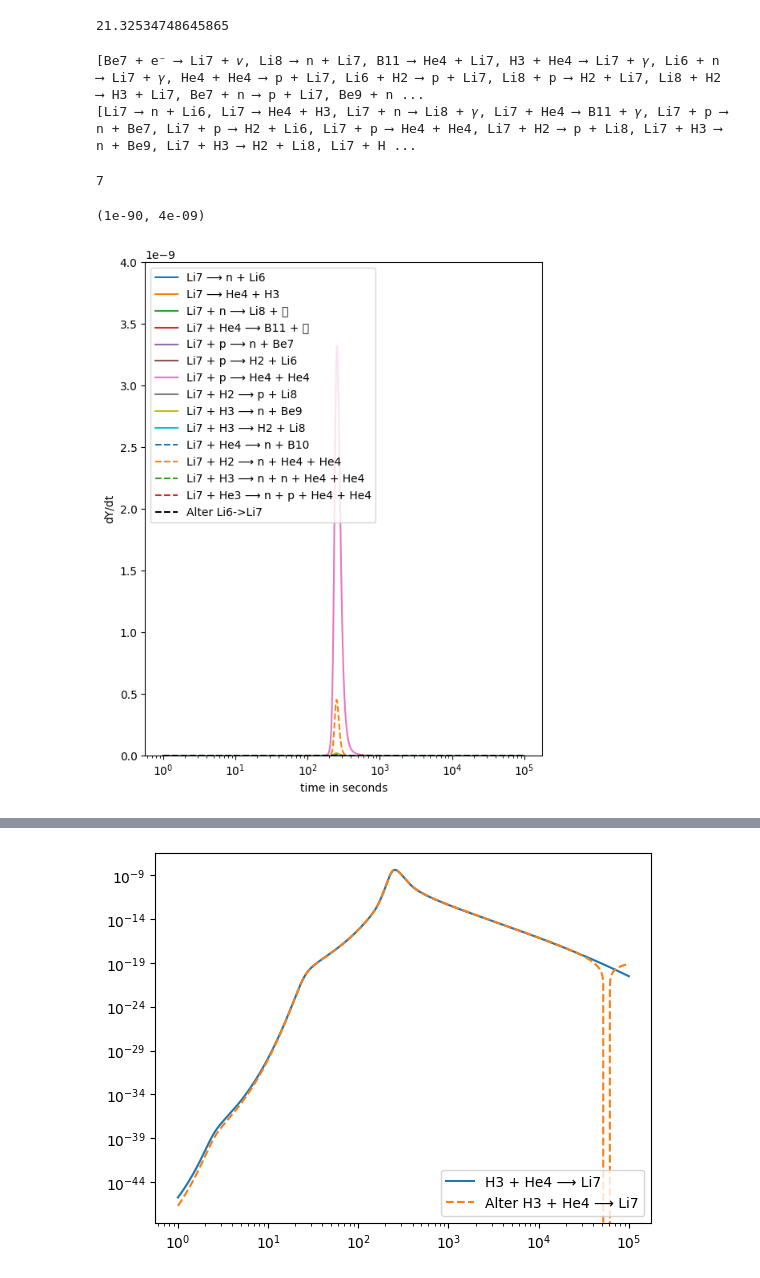
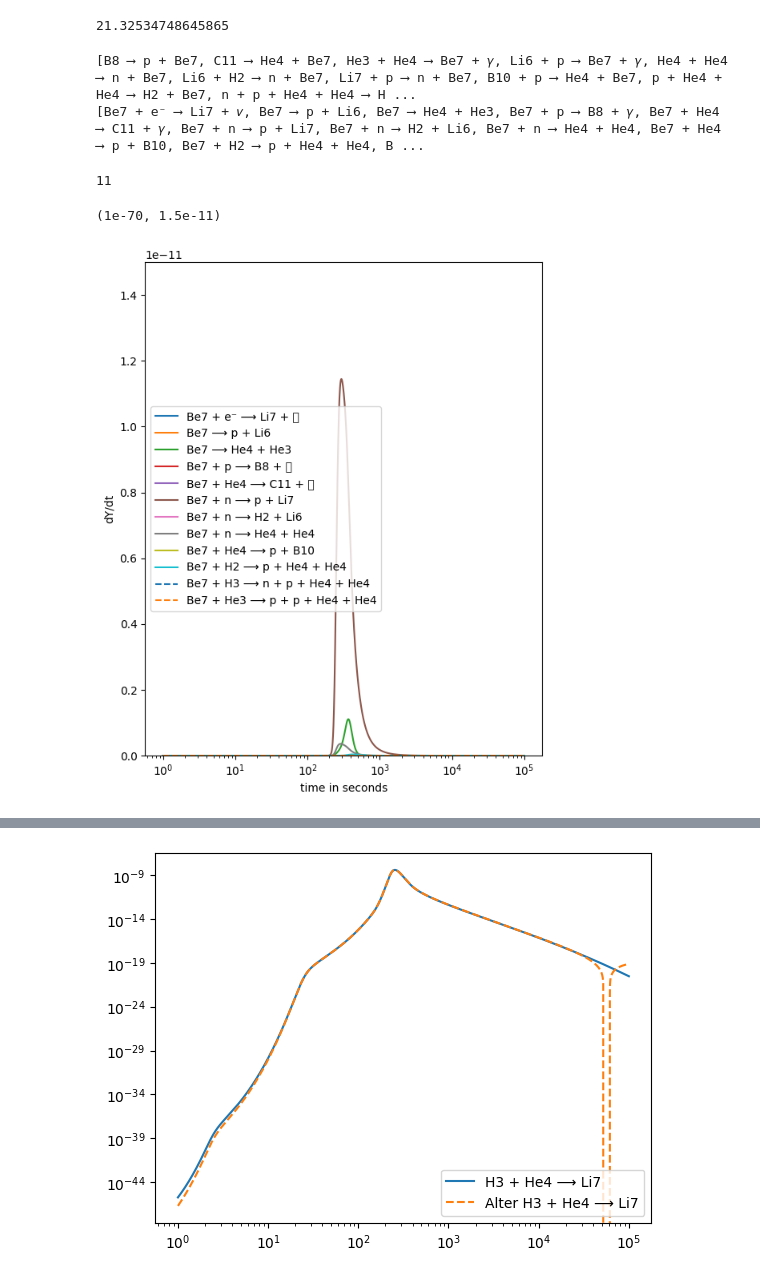
Before and after one commit to hansbdein/Speciale, a Jupyter notebook: full_size_network.ipynb, the cells around one changed output, grey strips where cells are left out. Cells and saved outputs as stored; diff of their text form; code cells hidden in the pictures.

Commit message:
fandt grunden til Alterbbn uoverenstemmelser

```diff
--- a/full_size_network.ipynb
+++ b/full_size_network.ipynb
@@ -1051,21 +1047,23 @@ final_abun[10]/abun[10]
 # %% [output]
 21.32534748645865
 # %%
-#finding rates that contribute to Lithium7 production
+#finding rates that contribute to Berylium7 production
 all_nuclei = Y_labels[:fnNucs]#["p","n", "h2", "h3", "he3", "he4","Li6","Li7","Be7","Li8"]#,"B8","Be9","B10","B11","C11","B12","C12","N12","C13","N13","C14","N14","O14","N15","O15","O16"]
 bbn_library = reaclibrary.linking_nuclei(all_nuclei)
 bbn_network = pyna.networks.PythonNetwork(libraries=bbn_library)
 
+Li7rates = bbn_library.filter(pyna.RateFilter(products=["Li7"], exact=False)).get_rates()
+Li7reverserates = bbn_library.filter(pyna.RateFilter(reactants=["Li7"], exact=False)).get_rates()
 
-filter = pyna.RateFilter(products=["Li7"], exact=False)
-Li7rates = bbn_library.filter(filter).get_rates()
-Li7reversefilter = pyna.RateFilter(reactants=["Li7"], exact=False)
-Li7reverserates = bbn_library.filter(Li7reversefilter).get_rates()
-print(Li7rates)
-print(Li7reverserates)
+filter = pyna.RateFilter(products=["Be7"], exact=False)
+Be7rates = bbn_library.filter(filter).get_rates()
+reversefilter = pyna.RateFilter(reactants=["Be7"], exact=False)
+Be7reverserates = bbn_library.filter(reversefilter).get_rates()
+print(Be7rates)
+print(Be7reverserates)
 # %% [output]
-[Be7 + e⁻ ⟶ Li7 + 𝜈, Li8 ⟶ n + Li7, B11 ⟶ He4 + Li7, H3 + He4 ⟶ Li7 + 𝛾, Li6 + n ⟶ Li7 + 𝛾, He4 + He4 ⟶ p + Li7, Li6 + H2 ⟶ p + Li7, Li8 + p ⟶ H2 + Li7, Li8 + H2 ⟶ H3 + Li7, Be7 + n ⟶ p + Li7, Be9 + n ...
-[Li7 ⟶ n + Li6, Li7 ⟶ He4 + H3, Li7 + n ⟶ Li8 + 𝛾, Li7 + He4 ⟶ B11 + 𝛾, Li7 + p ⟶ n + Be7, Li7 + p ⟶ H2 + Li6, Li7 + p ⟶ He4 + He4, Li7 + H2 ⟶ p + Li8, Li7 + H3 ⟶ n + Be9, Li7 + H3 ⟶ H2 + Li8, Li7 + H ...
+[B8 ⟶ p + Be7, C11 ⟶ He4 + Be7, He3 + He4 ⟶ Be7 + 𝛾, Li6 + p ⟶ Be7 + 𝛾, He4 + He4 ⟶ n + Be7, Li6 + H2 ⟶ n + Be7, Li7 + p ⟶ n + Be7, B10 + p ⟶ He4 + Be7, p + He4 + He4 ⟶ H2 + Be7, n + p + He4 + He4 ⟶ H ...
+[Be7 + e⁻ ⟶ Li7 + 𝜈, Be7 ⟶ p + Li6, Be7 ⟶ He4 + He3, Be7 + p ⟶ B8 + 𝛾, Be7 + He4 ⟶ C11 + 𝛾, Be7 + n ⟶ p + Li7, Be7 + n ⟶ H2 + Li6, Be7 + n ⟶ He4 + He4, Be7 + He4 ⟶ p + B10, Be7 + H2 ⟶ p + He4 + He4, B ...
 # %%
 #Function for evaluating pyna rates at a given point
 def ratevalue(rate,i):
@@ -1086,25 +1084,25 @@ def ratevalue(rate,i):
 
 #this
 #exp( 9.04782)=8500
-2+Y_labels.index('He4')
+2+Y_labels.index('Be7')
 # %% [output]
-7
+11
 # %%
 plt.figure(figsize=(6.4, 8))
-for ii,rate in enumerate(Li7reverserates):
+for ii,rate in enumerate(Be7reverserates):
     #print(rate)
     plt.plot((fullsolY.t+t_cut)/timeunit,[ratevalue(rate,i) for i in range(len(fullsolY.t))],line[ii],color=colors[ii],label=rate)
 
-plt.plot((fullsolY.t+t_cut)/timeunit,[5100*fullsolY.y[8,i]*fullsolY.y[2,i]*rho_bY_cgs(fullsolY.y[:,i]) for i in range(len(fullsolY.t))],'--k',label='Alter Li6->Li7')
-5100
-plt.legend(loc='upper left')
+#plt.plot((fullsolY.t+t_cut)/timeunit,[5100*fullsolY.y[8,i]*fullsolY.y[2,i]*rho_bY_cgs(fullsolY.y[:,i]) for i in range(len(fullsolY.t))],'--k',label='Alter Li6->Li7')
+
+plt.legend(loc='center left')
 plt.xscale('log')
 plt.xlabel('time in seconds')
 plt.ylabel('dY/dt')
 #plt.yscale('log')
-plt.ylim(1e-90,4e-9)
+plt.ylim(1e-70,1.5e-11)
 # %% [output]
-(1e-90, 4e-09)
+(1e-70, 1.5e-11)
-[figure, old version]
+[figure, new version]
 # %%
 plt.figure(figsize=(6.4, 8))
```
Also changed, not shown: parts of 12 cells of this notebook, 2 other files.
